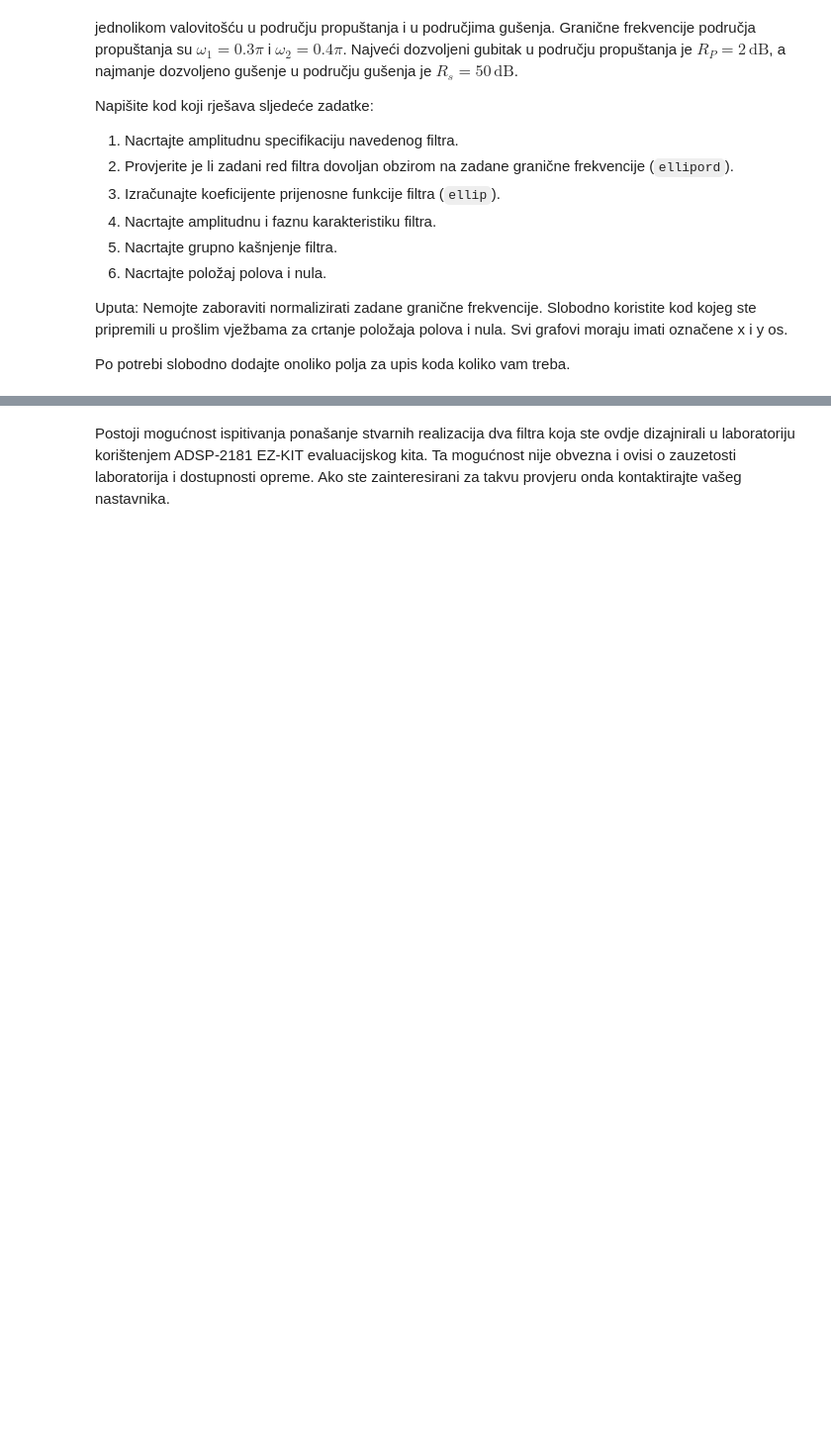
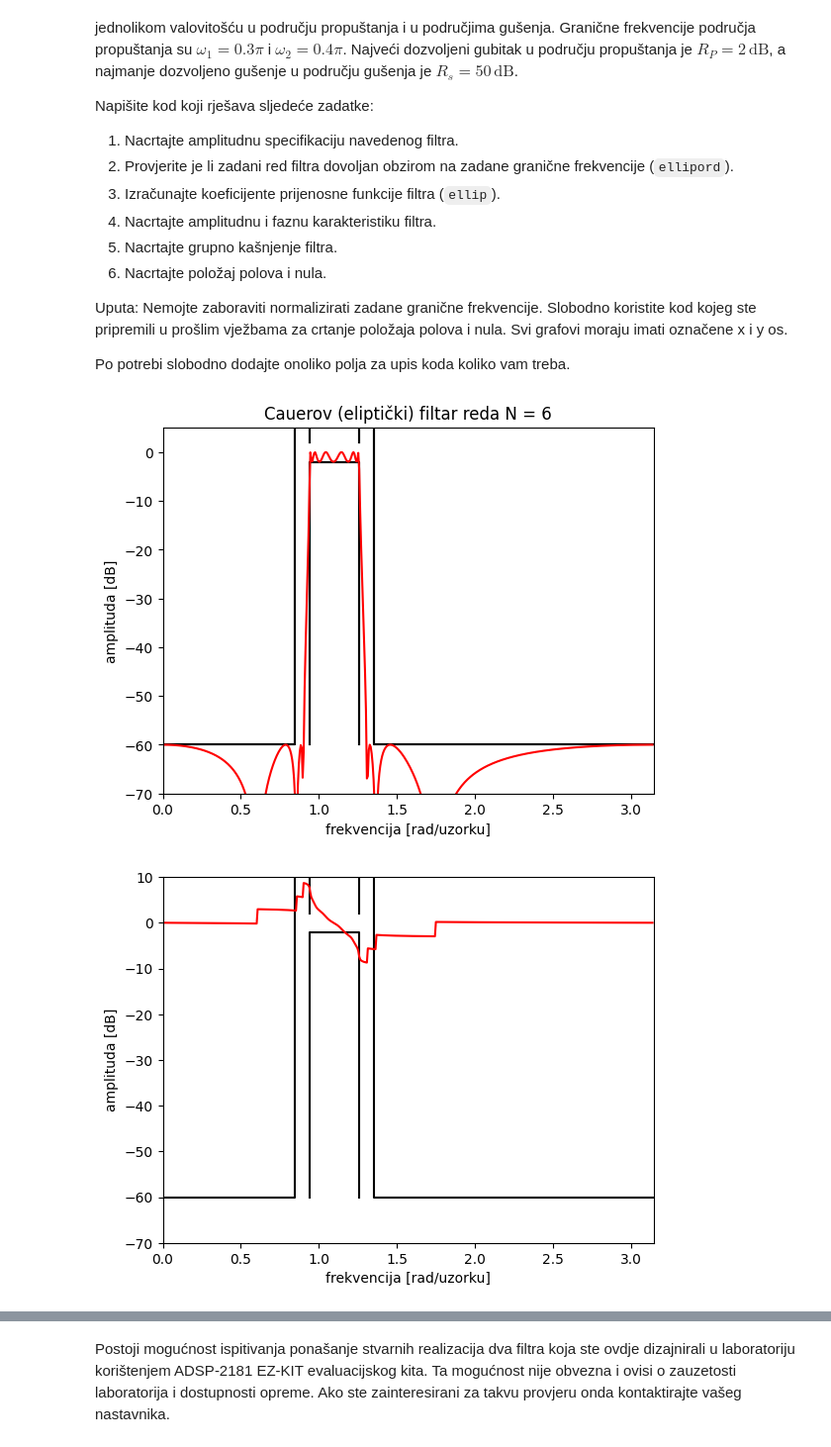
Before and after one commit to ciglenecki/fer-oos, a Jupyter notebook: 3-labs/5-lab/05_dizajn_iir_filtara.ipynb, the cells around one changed output, grey strips where cells are left out. Shown: that part at 99% size. Cells and saved outputs as stored; diff of their text form; code cells hidden in the pictures; blank space fills up the shorter version.

```diff
--- a/3-labs/5-lab/05_dizajn_iir_filtara.ipynb
+++ b/3-labs/5-lab/05_dizajn_iir_filtara.ipynb
@@ -402,0 +469,70 @@ Po potrebi slobodno dodajte onoliko polja za upis koda koliko vam treba.
+# %%
+
+def oos_NP_spec(Wp, Ws, Rp, Rs):
+    wp_0 = Wp[0] * pi
+    wp_1 = Wp[1] * pi
+    ws_0 = Ws[0] * pi
+    ws_1 = Ws[1] * pi
+    plot([wp_0, wp_0, wp_1, wp_1], [Rp,10, 10, Rp], 'k'); # Gornja ograda u području propuštanja
+    plot([wp_0, wp_0, wp_1, wp_1], [-Rs, -Rp, -Rp, -Rs], 'k'); # Donja ograda u području propuštanja
+    plot([ws_1, ws_1, pi], [10, -Rs, -Rs], 'k'); # Gornja ograda u području gušenja
+    plot([0, ws_0, ws_0], [-Rs, -Rs, 10], 'k'); # Gornja ograda u području gušenja
+
+
+def phase_plot(B, A):
+    W, H = freqz(B, A)
+    plot(W, unwrap(angle(H)), 'r')
+    xlabel('frekvencija [rad/uzorku]')
+    ylabel('amplituda [dB]')
+    axis([0, pi, -70, 10])
+
+
+# Područje propuštanja zadajemo normaliziranom graničnom frekvencijom Wp i navjećim dozvoljenim gubitkom Rp u dB
+Wp = [0.3, 0.4];
+Rp = 2
+
+offset = 0.03
+Ws = [Wp[0] - offset, Wp[1] + offset];
+Rs = 60
+
+# Pomoćna funkcija za crtanje amplitudne specifikacije
+
+# Nacrtaj amplitudnu specifikaciju kao horizontalne i vertikalne ograde
+figure(1);
+ylim([-80,5])
+oos_NP_spec(Wp, Ws, Rp, Rs);
+title('Specifikacija filtra');
+xlabel('frekvencija [rad/uzorku]');
+ylabel('amplituda [dB]');
+
+# Dizajn filtra korištenjem Cauerove (eliptičke) aproksimacije
+N_e, Wn_e = ellipord(Wp, Ws, Rp, Rs);
+B_e, A_e = ellip(N_e, Rp, Rs, Wn_e, btype="bandpass");
+
+# Nacrtaj amplitudnu karakterisitku
+oos_amp_karak(B_e, A_e);
+title('Cauerov (eliptički) filtar reda N = ' + str(N_e));
+show()
+
+oos_NP_spec(Wp, Ws, Rp, Rs)
+phase_plot(B_e, A_e)
+show()
+
+zeros = roots (B_e)
+poles = roots (A_e)
+plot (real(zeros), imag(zeros), 'ko')
+plot (real(poles), imag(poles), 'kx')
+t = arange(0.0, 2*pi, 0.01)
+plot(sin(t), cos(t), 'b:')
+axis("equal")
+xlabel("realni dio")
+ylabel("imaginarni dio")
+show()
+
+# Cauerov (eliptički) filtar
+w, gd = group_delay((B_e, A_e));
+oos_grpdelay(w, gd);
+show()
+# %% [output]
+[figure, added]
+[figure, added]
```
Also changed, not shown: parts of 18 cells of this notebook, 25 other files.
